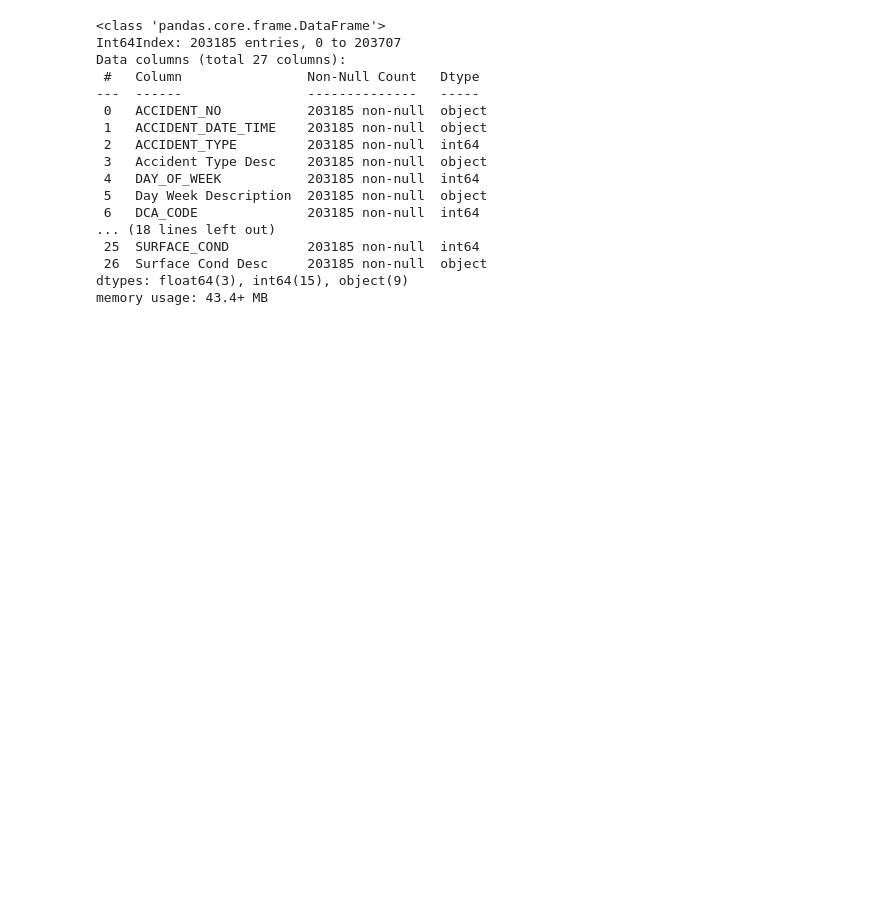
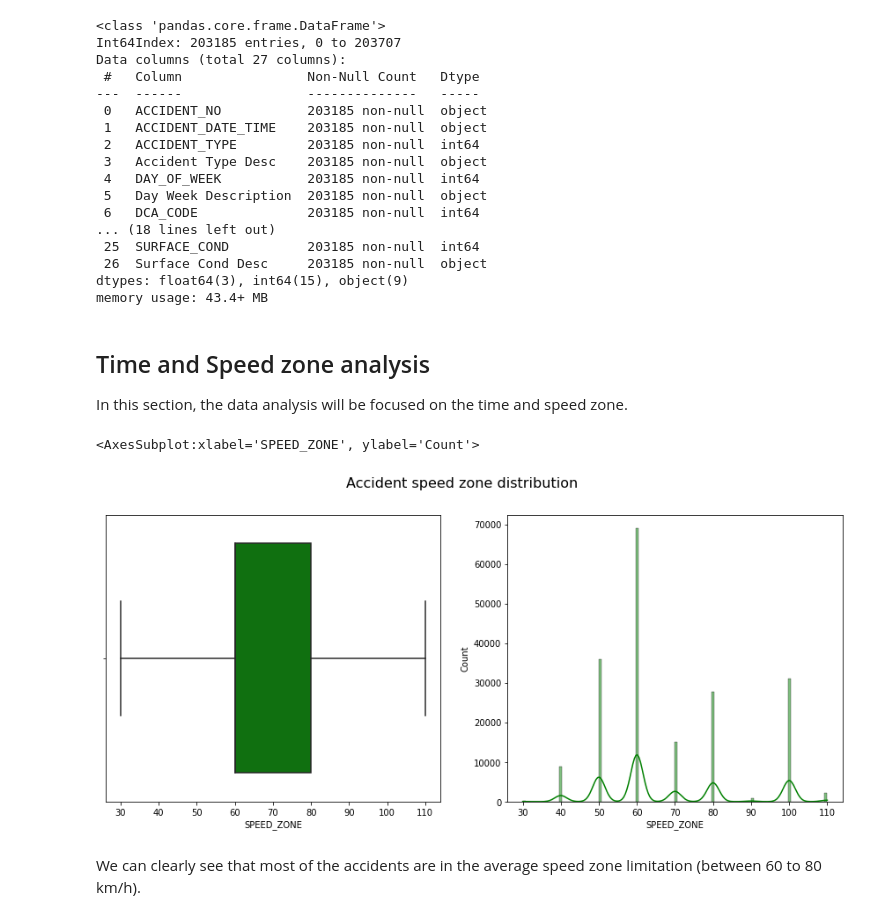
Before and after one commit to lethib/enea_study_case, a Jupyter notebook: data_analysis.ipynb, the cells around one changed output. Saved outputs shown, nothing was run; the diff lists cells and outputs as text; code cells hidden in the pictures; blank space fills up the shorter version.

Commit message:
data analysis in progress

```diff
--- a/data_analysis.ipynb
+++ b/data_analysis.ipynb
@@ -113,3 +113,23 @@ Data columns (total 27 columns):
  26  Surface Cond Desc     203185 non-null  object
 dtypes: float64(3), int64(15), object(9)
 memory usage: 43.4+ MB
+# %% [markdown]
+## Time and Speed zone analysis
+
+In this section, the data analysis will be focused on the time and speed zone.
+# %%
+df_acc = df_acc[df_acc["SPEED_ZONE"] <= 400]
+# %%
+fig, ax = plt.subplots(1, 2, figsize=(15,6))
+fig.suptitle('Accident speed zone distribution', fontsize='16')
+
+# 1st Graph
+sns.boxplot(x=df_acc["SPEED_ZONE"], color='g', ax=ax[0])
+
+# 2nd Graph
+sns.histplot(df_acc["SPEED_ZONE"], stat='count', kde=True, color='g', ax=ax[1])
+# %% [output]
+<AxesSubplot:xlabel='SPEED_ZONE', ylabel='Count'>
+[figure, added]
+# %% [markdown]
+We can clearly see that most of the accidents are in the average speed zone limitation (between 60 to 80 km/h).
```
Also changed, not shown: parts of 18 cells of this notebook.
